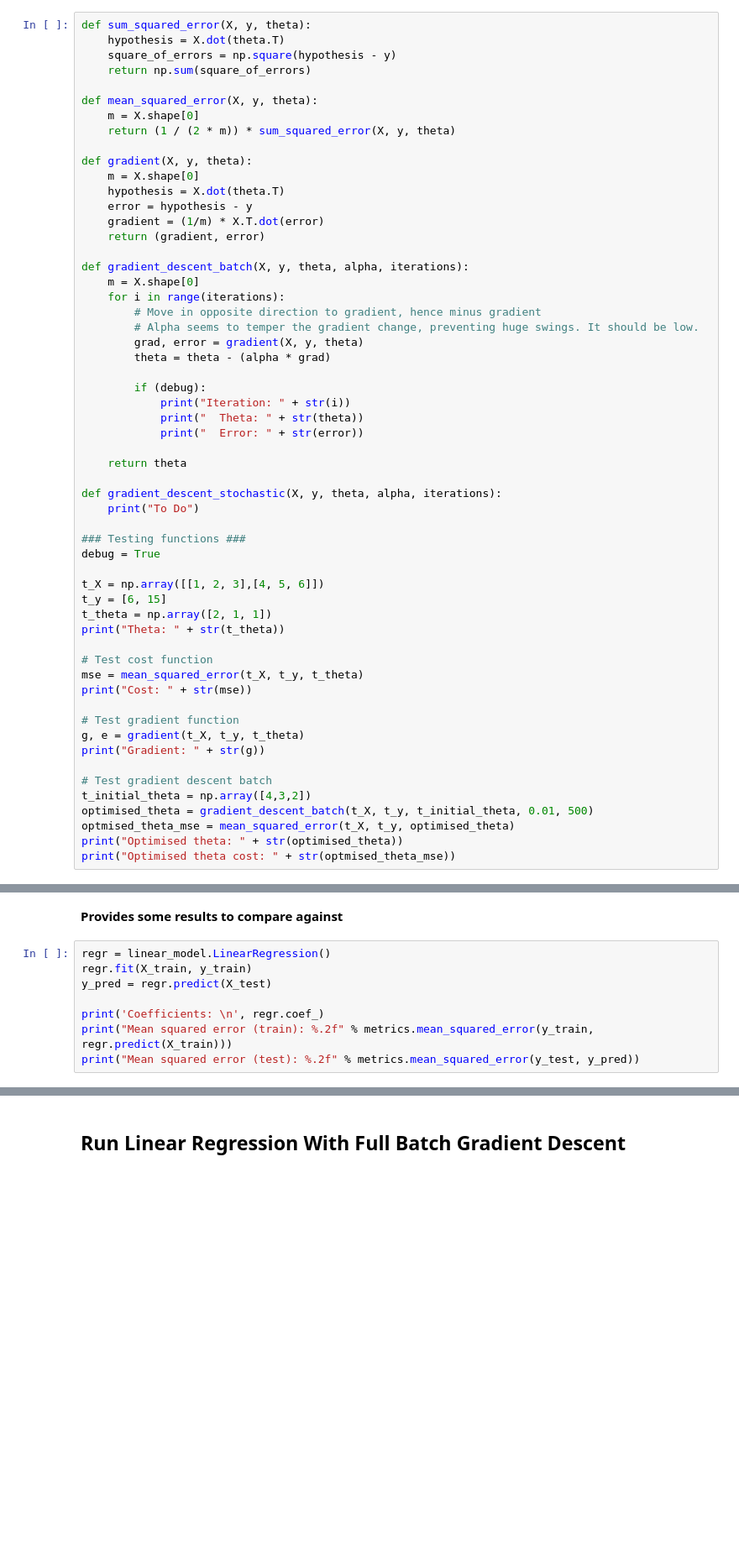
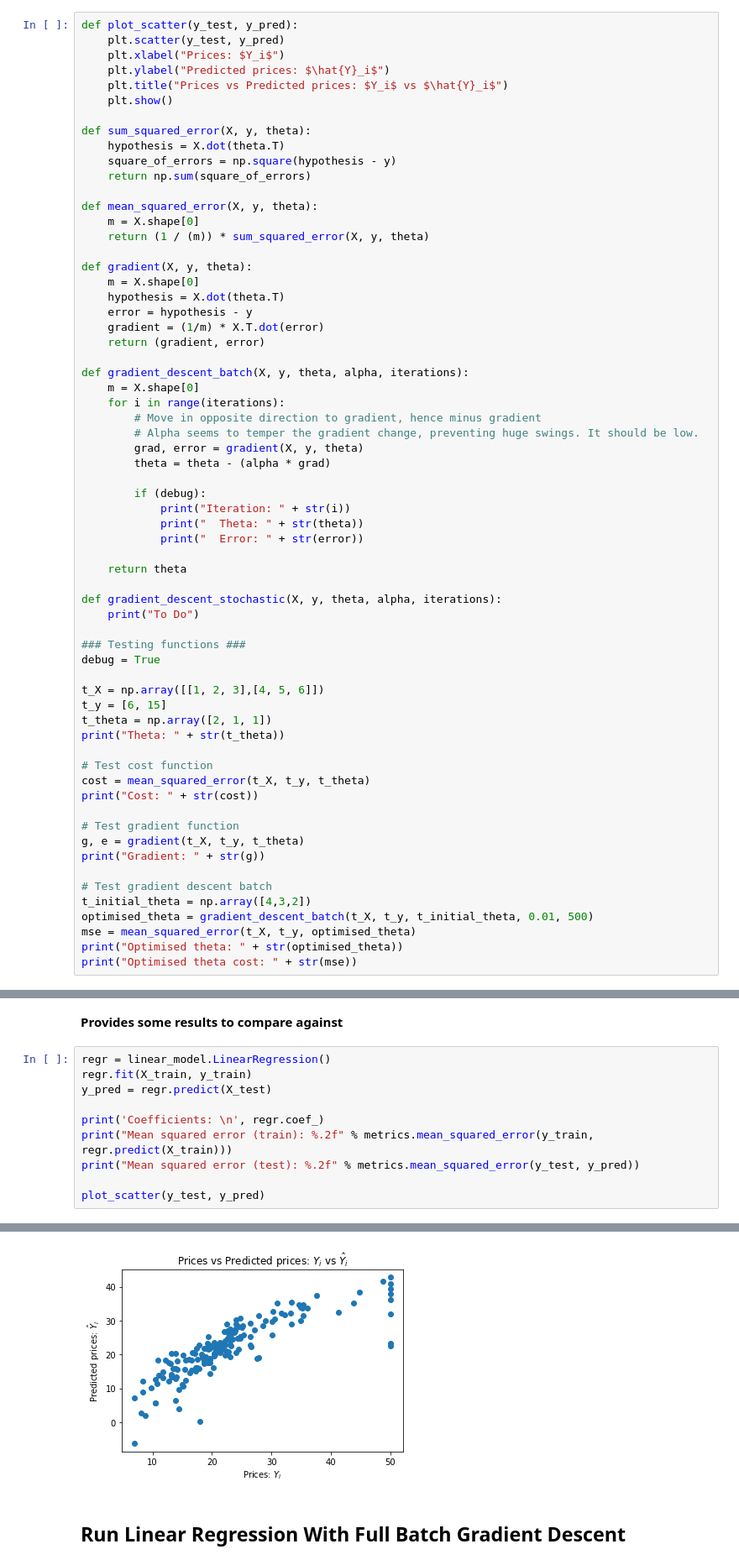
Before and after one commit to spiritedtechie/boston-house-prices-prediction, a Jupyter notebook: Boston House Prices - Linear Regression.ipynb, the cells around one changed output, grey strips where cells are left out. Shown: that part at 84% size. Cells and saved outputs as stored; diff of their text form; blank space fills up the shorter version.

Commit message:
Plots y_actual vs y_predicted in scatter graph. Corrects the MSE function to match scikit-learn aproach.

```diff
--- a/Boston House Prices - Linear Regression.ipynb
+++ b/Boston House Prices - Linear Regression.ipynb
@@ -76,6 +76,13 @@ y_test shape: (167,)
 # %% [markdown]
 ## Define functions
 # %%
+def plot_scatter(y_test, y_pred):
+    plt.scatter(y_test, y_pred)
+    plt.xlabel("Prices: $Y_i$")
+    plt.ylabel("Predicted prices: $\hat{Y}_i$")
+    plt.title("Prices vs Predicted prices: $Y_i$ vs $\hat{Y}_i$")
+    plt.show()
+
 def sum_squared_error(X, y, theta):
     hypothesis = X.dot(theta.T)
     square_of_errors = np.square(hypothesis - y)
@@ -83,7 +90,7 @@ def sum_squared_error(X, y, theta):
 
 def mean_squared_error(X, y, theta):
     m = X.shape[0]
-    return (1 / (2 * m)) * sum_squared_error(X, y, theta)
+    return (1 / (m)) * sum_squared_error(X, y, theta)
 
 def gradient(X, y, theta):
     m = X.shape[0]
@@ -119,8 +126,8 @@ t_theta = np.array([2, 1, 1])
 print("Theta: " + str(t_theta))
 
 # Test cost function
-mse = mean_squared_error(t_X, t_y, t_theta)
-print("Cost: " + str(mse))
+cost = mean_squared_error(t_X, t_y, t_theta)
+print("Cost: " + str(cost))
 
 # Test gradient function
 g, e = gradient(t_X, t_y, t_theta)
@@ -129,8 +136,8 @@ print("Gradient: " + str(g))
 # Test gradient descent batch
 t_initial_theta = np.array([4,3,2])
 optimised_theta = gradient_descent_batch(t_X, t_y, t_initial_theta, 0.01, 500)
-optmised_theta_mse = mean_squared_error(t_X, t_y, optimised_theta)
+mse = mean_squared_error(t_X, t_y, optimised_theta)
 print("Optimised theta: " + str(optimised_theta))
-print("Optimised theta cost: " + str(optmised_theta_mse))
+print("Optimised theta cost: " + str(mse))
 # %% [output]
 Theta: [2 1 1]
@@ -157,19 +164,22 @@ Optimised theta cost: 0.0318772105589
 # %%
 regr = linear_model.LinearRegression()
 regr.fit(X_train, y_train)
 y_pred = regr.predict(X_test)
 
 print('Coefficients: \n', regr.coef_)
 print("Mean squared error (train): %.2f" % metrics.mean_squared_error(y_train, regr.predict(X_train)))
 print("Mean squared error (test): %.2f" % metrics.mean_squared_error(y_test, y_pred))
+
+plot_scatter(y_test, y_pred)
 # %% [output]
 Coefficients:
  [ -1.56381297e-01   3.85490972e-02  -2.50629921e-02   7.86439684e-01
   -1.29469121e+01   4.00268857e+00  -1.16023395e-02  -1.36828811e+00
    3.41756915e-01  -1.35148823e-02  -9.88866034e-01   1.20588215e-02
   -4.72644280e-01]
 Mean squared error (train): 19.55
 Mean squared error (test): 28.54
+[figure, added]
 # %% [markdown]
 ## Run Linear Regression With Full Batch Gradient Descent
 # %%
```
Also changed, not shown: parts of 4 cells of this notebook.
